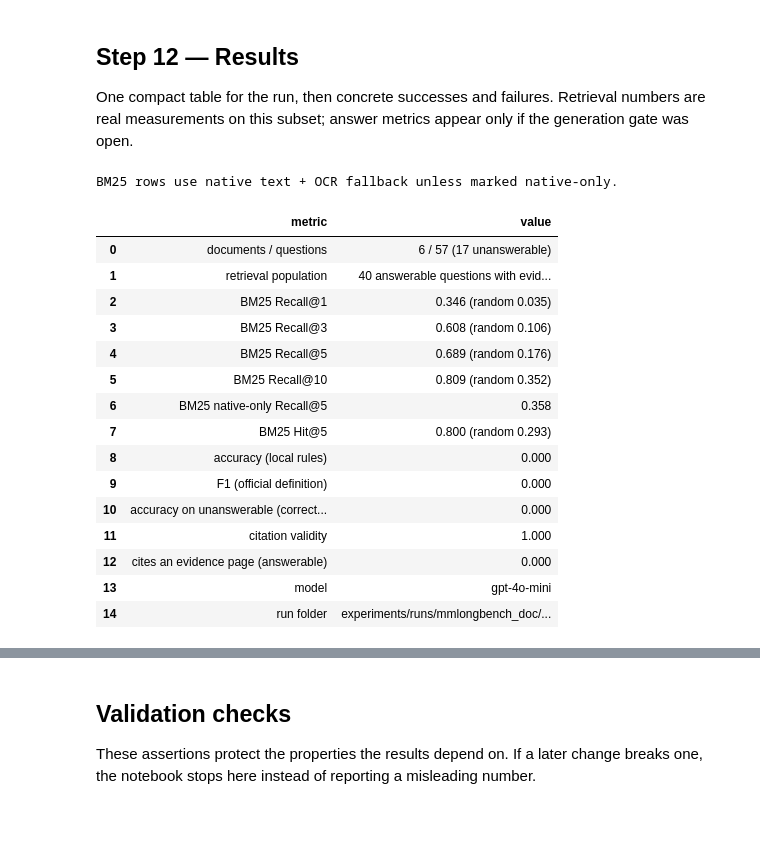
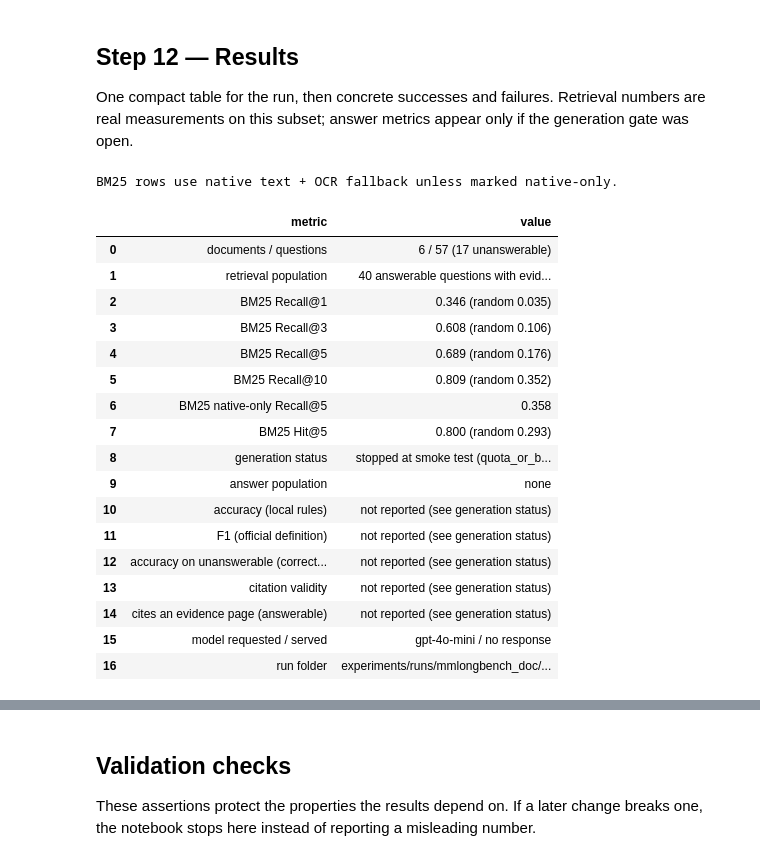
Before and after one commit to ROUSenghak/Multimodal-Document-Intelligence, a Jupyter notebook: notebooks/project/14_mmlongbench_doc_benchmark.ipynb, the cells around one changed output, grey strips where cells are left out. Saved outputs shown, nothing was run; the diff lists cells and outputs as text; code cells hidden in the pictures; blank space fills up the shorter version.

```diff
--- a/notebooks/project/14_mmlongbench_doc_benchmark.ipynb
+++ b/notebooks/project/14_mmlongbench_doc_benchmark.ipynb
@@ -130,7 +131,14 @@ SETTINGS = {
     "max_output_tokens": 400,
     "prompt_version": "mmlb-structured-v1",
     "scoring": "local re-implementation of MMLongBench-Doc eval/eval_score.py @ d73f0dc (rule-based stage only)",
+    # How much of Step 9 calls the API. "off" makes no call; "smoke" makes one test call;
+    # "pilot" = smoke test + `pilot_size` fixed questions; "full" = smoke test + every subset question.
+    "generation_mode": os.getenv("VISUALDOC_GENERATION_MODE", "off"),
+    "pilot_size": 5,
+    "max_attempts": 3,  # per request, transient errors only (rate limit, timeout, 5xx)
+    "request_timeout_s": 60,
 }
+assert SETTINGS["generation_mode"] in {"off", "smoke", "pilot", "full"}, "VISUALDOC_GENERATION_MODE must be off, smoke, pilot or full"
 SETTINGS
 # %% [output]
 {'dataset_repo': 'yubo2333/MMLongBench-Doc',
@@ -1208,0 +1532,17 @@ Parser interface checks passed.
+# %%
+pilot_rng = np.random.default_rng(SETTINGS["seed"])  # separate generator: the document subset is unaffected
+answerable_qids = sorted(subset.loc[subset["answerable"], "qid"])
+unanswerable_qids = sorted(subset.loc[~subset["answerable"], "qid"])
+pilot_qids = sorted(
+    pilot_rng.choice(answerable_qids, size=SETTINGS["pilot_size"] - 1, replace=False).tolist()
+    + pilot_rng.choice(unanswerable_qids, size=1, replace=False).tolist()
+)
+pilot = subset[subset["qid"].isin(pilot_qids)]
+answer_population = pilot if GENERATION_MODE == "pilot" else subset
+
+pilot_view = pilot.assign(
+    evidence_in_top_k=[bool(set(e) & set(r[: SETTINGS["generation_top_k"]])) if a else None for e, r, a in zip(pilot["evidence_pages"], pilot["ranking"], pilot["answerable"])]
+)
+display(pilot_view[["qid", "doc_id", "answer_format", "answerable", "evidence_pages", "evidence_in_top_k"]])
+print(f"Answer population for mode {GENERATION_MODE!r}: {len(answer_population)} questions "
+      f"({int((~answer_population['answerable']).sum())} unanswerable)")
@@ -1273,8 +1658,16 @@ if predictions.empty:
     scored = pd.DataFrame()
     answer_metrics = None
     print("No model predictions in this run: answer, citation and abstention metrics are NOT computed.")
+elif not GENERATION_COMPLETE:
+    # A question without a model response is an infrastructure failure, not a wrong answer: scoring it 0
+    # would report the API outage as model performance. No partial metric is reported either.
+    scored = pd.DataFrame()
+    answer_metrics = None
+    print(f"Generation incomplete ({status_counts}): answer, citation and abstention metrics are NOT computed.")
 else:
-    scored = subset.merge(predictions, on="qid", how="left")
+    # Denominator = the answer population (pilot or full subset), one row per question.
+    scored = answer_population.merge(predictions, on="qid", how="inner", validate="one_to_one")
+    assert len(scored) == len(answer_population)
     scored["score"] = [eval_score(r.answer, r.pred, r.answer_format) for r in scored.itertuples()]
     scored["citations_valid"] = [set(c) <= set(s) for c, s in zip(scored["cited_pages"], scored["supplied_pages"])]
     scored["cites_evidence"] = [
@@ -1294,7 +1687,8 @@ else:
         "false abstention rate on answerable": answerable_rows["predicted_unanswerable"].mean(),
         "citation validity": scored["citations_valid"].mean(),
         "cites an evidence page (answerable)": answerable_rows["cites_evidence"].astype(float).mean(),
-        "api or parse errors": len(errors),
+        "unparseable replies (scored 0)": int((scored["status"] == "parse_error").sum()),
     }
+    print(f"Answer population: {GENERATION_MODE} ({len(scored)} questions)")
     display(pd.Series(answer_metrics, name="value").to_frame().round(3))
 # %% [output]
@@ -1386,42 +1785,47 @@ results_rows = [
 for k in SETTINGS["k_values"]:
     results_rows.append(
         (f"BM25 Recall@{k}", f"{retrieval_summary.loc[k, 'BM25 Recall@k']:.3f}  (random {retrieval_summary.loc[k, 'random Recall@k']:.3f})")
     )
 results_rows.append((f"BM25 native-only Recall@{gen_k}", f"{retrieval_summary.loc[gen_k, 'BM25 native-only Recall@k']:.3f}"))
 results_rows.append((f"BM25 Hit@{gen_k}", f"{retrieval_summary.loc[gen_k, 'BM25 Hit@k']:.3f}  (random {retrieval_summary.loc[gen_k, 'random Hit@k']:.3f})"))
+results_rows.append(("generation status", GENERATION_STATUS))
+results_rows.append(("answer population", f"{GENERATION_MODE}: {len(answer_population)} questions" if answer_metrics else "none"))
 answer_metric_names = [
     "accuracy (local rules)",
     "F1 (official definition)",
     "accuracy on unanswerable (correct abstention)",
     "citation validity",
     "cites an evidence page (answerable)",
 ]
 for name in answer_metric_names:
-    value = "not run — generation gate closed" if answer_metrics is None else f"{answer_metrics[name]:.3f}"
+    value = "not reported (see generation status)" if answer_metrics is None else f"{answer_metrics[name]:.3f}"
     results_rows.append((name, value))
-results_rows.append(("model", SETTINGS["model_name"] or "none configured"))
+served = sorted(predictions["served_model"].dropna().unique()) if "served_model" in predictions else []
+results_rows.append(("model requested / served", f"{SETTINGS['model_name'] or 'none configured'} / {', '.join(served) or 'no response'}"))
 results_rows.append(("run folder", str(run_dir.relative_to(PROJECT_ROOT))))
 results_table = pd.DataFrame(results_rows, columns=["metric", "value"])
 print("BM25 rows use native text + OCR fallback unless marked native-only.")
 results_table
 # %% [output]
 BM25 rows use native text + OCR fallback unless marked native-only.
 |  | metric | value |
 | 0 | documents / questions | 6 / 57 (17 unanswerable) |
 | 1 | retrieval population | 40 answerable questions with evid... |
 | 2 | BM25 Recall@1 | 0.346 (random 0.035) |
 | 3 | BM25 Recall@3 | 0.608 (random 0.106) |
 | 4 | BM25 Recall@5 | 0.689 (random 0.176) |
 | 5 | BM25 Recall@10 | 0.809 (random 0.352) |
 | 6 | BM25 native-only Recall@5 | 0.358 |
 | 7 | BM25 Hit@5 | 0.800 (random 0.293) |
-| 8 | accuracy (local rules) | 0.000 |
-| 9 | F1 (official definition) | 0.000 |
-| 10 | accuracy on unanswerable (correct... | 0.000 |
-| 11 | citation validity | 1.000 |
-| 12 | cites an evidence page (answerable) | 0.000 |
-| 13 | model | gpt-4o-mini |
-| 14 | run folder | experiments/runs/mmlongbench_doc/... |
+| 8 | generation status | stopped at smoke test (quota_or_b... |
+| 9 | answer population | none |
+| 10 | accuracy (local rules) | not reported (see generation status) |
+| 11 | F1 (official definition) | not reported (see generation status) |
+| 12 | accuracy on unanswerable (correct... | not reported (see generation status) |
+| 13 | citation validity | not reported (see generation status) |
+| 14 | cites an evidence page (answerable) | not reported (see generation status) |
+| 15 | model requested / served | gpt-4o-mini / no response |
+| 16 | run folder | experiments/runs/mmlongbench_doc/... |
 # %%
 example_columns = ["qid", "question", "evidence_pages", "evidence_sources", "top_pages", "evidence_native_words"]
 examples_view = retrieval_population.assign(top_pages=lambda frame: frame["ranking"].map(lambda r: r[:gen_k]))
```
Also changed, not shown: parts of 20 cells of this notebook.
